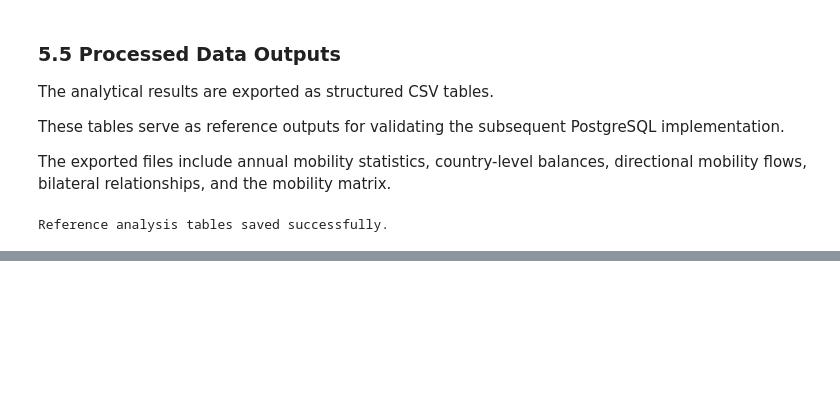
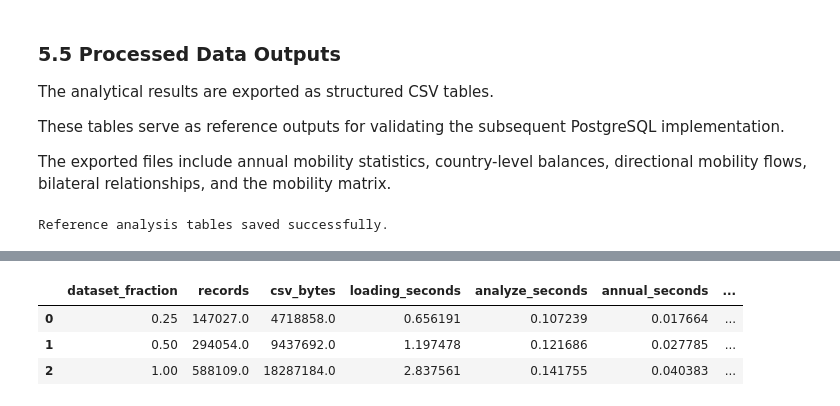
Before and after one commit to alua-emes/erasmus-mobility-explorer, a Jupyter notebook: notebooks/02_cids_report.ipynb, the cells around one changed output, grey strips where cells are left out. Saved outputs shown, nothing was run; the diff lists cells and outputs as text; code cells hidden in the pictures; blank space fills up the shorter version.

```diff
--- a/notebooks/02_cids_report.ipynb
+++ b/notebooks/02_cids_report.ipynb
@@ -1214,0 +1482,22 @@ Reference analysis tables saved successfully.
+# %%
+
+BENCHMARK_DIR = ROOT / "docs/benchmarks"
+
+benchmark_results = pd.read_csv(
+    BENCHMARK_DIR / "benchmark_results.csv"
+)
+
+benchmark_summary = pd.read_csv(
+    BENCHMARK_DIR / "benchmark_summary.csv"
+)
+
+assert len(benchmark_results) == 9
+
+assert len(benchmark_summary) == 3
+
+display(benchmark_summary)
+# %% [output]
+|  | dataset_fraction | records | csv_bytes | loading_seconds | analyze_seconds | annual_seconds | ... |
+| 0 | 0.25 | 147027.0 | 4718858.0 | 0.656191 | 0.107239 | 0.017664 | ... |
+| 1 | 0.50 | 294054.0 | 9437692.0 | 1.197478 | 0.121686 | 0.027785 | ... |
+| 2 | 1.00 | 588109.0 | 18287184.0 | 2.837561 | 0.141755 | 0.040383 | ... |
```
Also changed, not shown: parts of 17 cells of this notebook, 10 other files.
